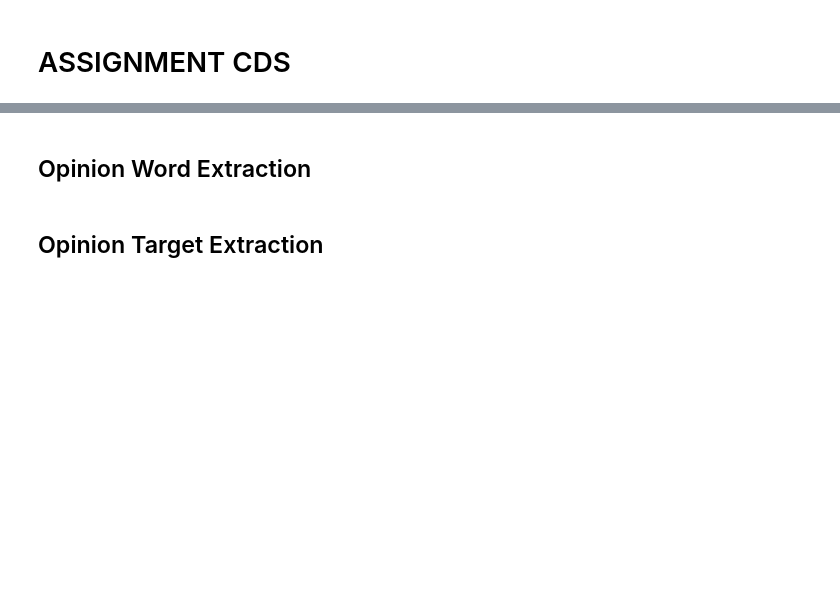
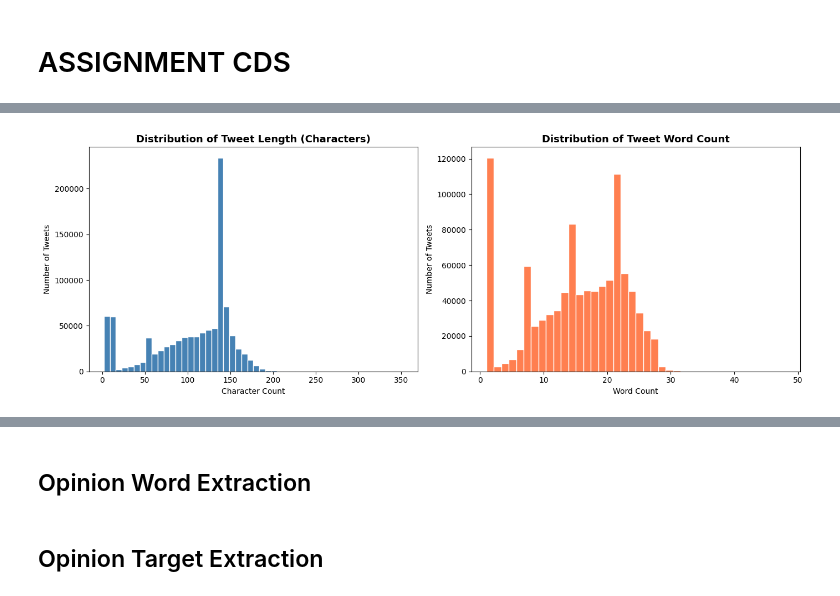
Before and after one commit to hafyze/scm, a Jupyter notebook: Assignment.ipynb, the cells around one changed output, grey strips where cells are left out. Cells and saved outputs as stored; diff of their text form; code cells hidden in the pictures; blank space fills up the shorter version.

```diff
--- a/Assignment.ipynb
+++ b/Assignment.ipynb
@@ -31,0 +277,12 @@ df.head()
+# %%
+# --- Tweet length distribution ---
+df['tweet_length'] = df['TWEET'].astype(str).apply(len)
+df['word_count']   = df['TWEET'].astype(str).apply(lambda x: len(x.split()))
+
+print("=" * 50)
+print("TWEET LENGTH STATISTICS")
+print("=" * 50)
+print(f"Average tweet length (chars) : {df['tweet_length'].mean():.1f}")
+print(f"Average tweet word count     : {df['word_count'].mean():.1f}")
+print(f"Shortest tweet               : {df['tweet_length'].min()} characters")
+print(f"Longest tweet                : {df['tweet_length'].max()} characters")
@@ -31,0 +297,18 @@ df.head()
+# %%
+# --- Tweet length histogram ---
+fig, axes = plt.subplots(1, 2, figsize=(14, 5))
+
+axes[0].hist(df['tweet_length'], bins=50, color='steelblue', edgecolor='white')
+axes[0].set_title('Distribution of Tweet Length (Characters)', fontsize=13, fontweight='bold')
+axes[0].set_xlabel('Character Count')
+axes[0].set_ylabel('Number of Tweets')
+
+axes[1].hist(df['word_count'], bins=40, color='coral', edgecolor='white')
+axes[1].set_title('Distribution of Tweet Word Count', fontsize=13, fontweight='bold')
+axes[1].set_xlabel('Word Count')
+axes[1].set_ylabel('Number of Tweets')
+
+plt.tight_layout()
+plt.show()
+# %% [output]
+[figure, added]
```
Also changed, not shown: parts of 68 cells of this notebook.
